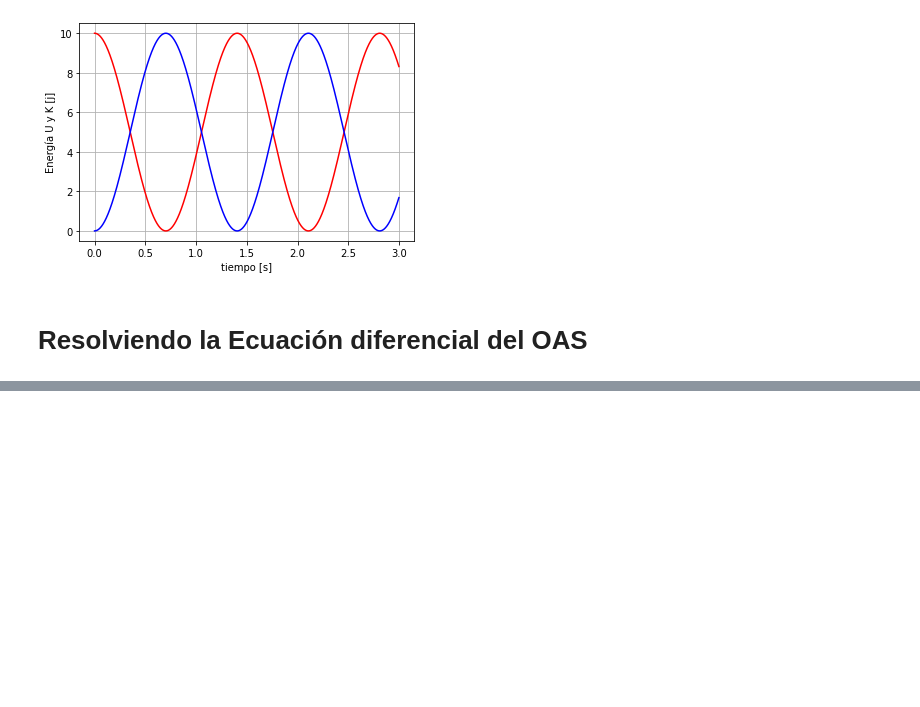
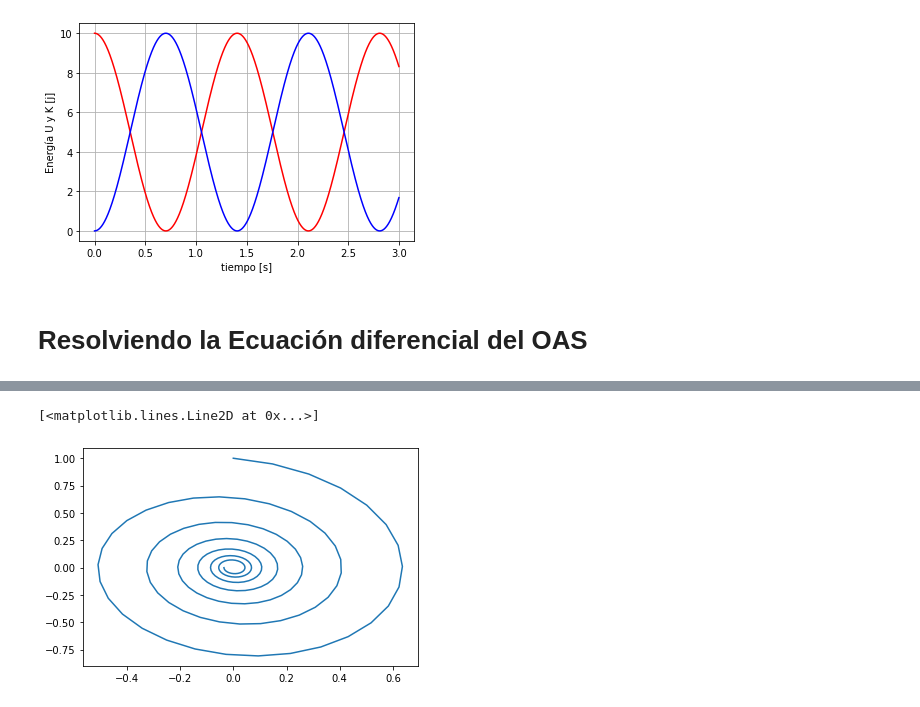
Before and after one commit to justinRH/physics, a Jupyter notebook: widget_MAS.ipynb, the cells around one changed output, grey strips where cells are left out. Drawn from its saved outputs; the diff is of its cells as text; code cells hidden in the pictures; blank space fills up the shorter version.

```diff
--- a/widget_MAS.ipynb
+++ b/widget_MAS.ipynb
@@ -104,0 +187,6 @@ plt.grid(True)
+# %%
+## Espacio de Fases
+plt.plot(xs,vs)
+# %% [output]
+[<matplotlib.lines.Line2D at 0x...>]
+[figure, added]
```
Also changed, not shown: parts of 11 cells of this notebook.
